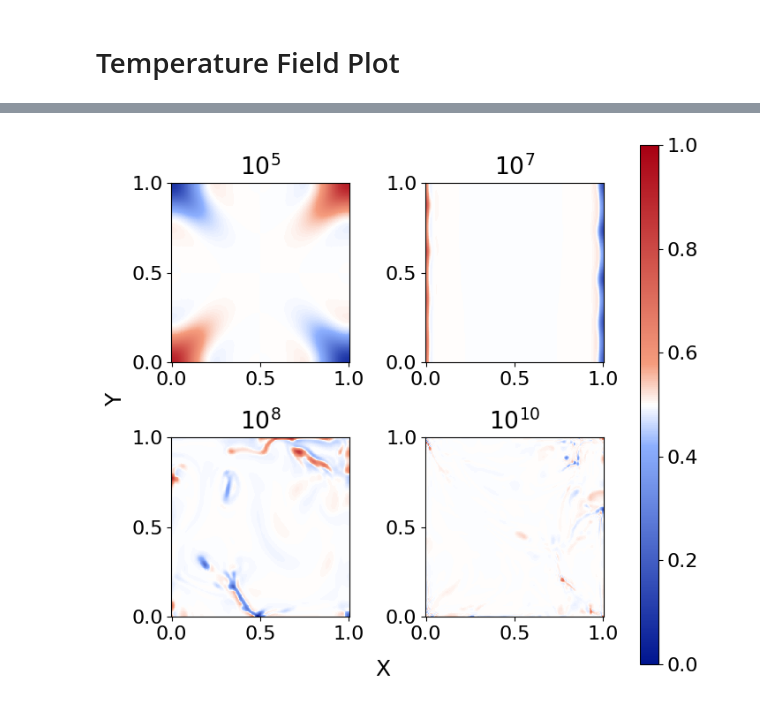
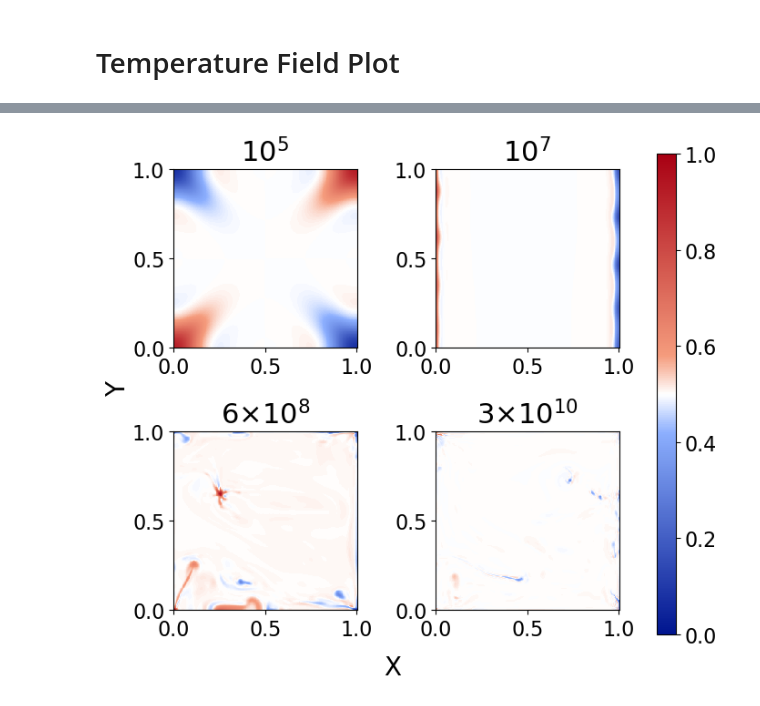
Before and after one commit to juliangtCode/CitcomCU-Notebooks, a Jupyter notebook: Basal Heating/Temperature Field Plot.ipynb, the cells around one changed output, grey strips where cells are left out. Drawn from its saved outputs; the diff is of its cells as text; code cells hidden in the pictures.

```diff
--- a/Basal Heating/Temperature Field Plot.ipynb
+++ b/Basal Heating/Temperature Field Plot.ipynb
@@ -107,22 +109,22 @@ my_gradient = LinearSegmentedColormap.from_list('my_gradient', (
 # %%
 plt.rcParams['font.size'] = 16
 
-fig = plt.figure(figsize=(6,6)); selection = [1,4,6,12]; j=0;
+fig = plt.figure(figsize=(6,6)); selection = [1,4,8,13]; j=0;
 for i in selection:
     dim=int(np.sqrt(len(data[i]['T'])))
     ax = plt.subplot(2,2, j + 1)
     x = np.reshape(data[i]['Points1'].to_numpy(),(dim,dim))
     y = np.reshape(data[i]['Points2'].to_numpy(),(dim,dim))
     T = np.reshape(data[i]['T'].to_numpy(),(dim,dim))
     plt.pcolormesh(x, y, T, cmap=my_gradient, shading='auto',vmin=0,vmax=1)
-    ax.set_title('{}'.format(fmt(float(RaU[i])))); j+=1
+    ax.set_title('{}'.format(fmt(float(RaU[i]))),fontsize=22); j+=1
 
-fig.text(-0.01, 0.5, 'Y', va='center', rotation='vertical', fontsize=18)
-fig.text(0.5, -0.01, 'X', va='center', fontsize=18); fig.tight_layout()
-cax = plt.axes([1, 0, 0.035, 0.98])
+fig.text(-0.01, 0.5, 'Y', va='center', rotation='vertical', fontsize=20)
+fig.text(0.5, -0.01, 'X', va='center', fontsize=20); fig.tight_layout()
+cax = plt.axes([1, 0.05, 0.035, 0.88])
 plt.colorbar(cax=cax)
 
 image_path = 'C:\\Users\\super\\Dropbox\\Rice University\\501\\BL_Interactions_Images\\'
 plt.savefig(image_path + 'Temperature Field @ Mid-Depth Select.png',pad_inches=0.1,bbox_inches='tight');
 # %% [output]
-[figure, old version]
+[figure, new version]
```
Also changed, not shown: parts of 2 cells of this notebook, 14 other files.
